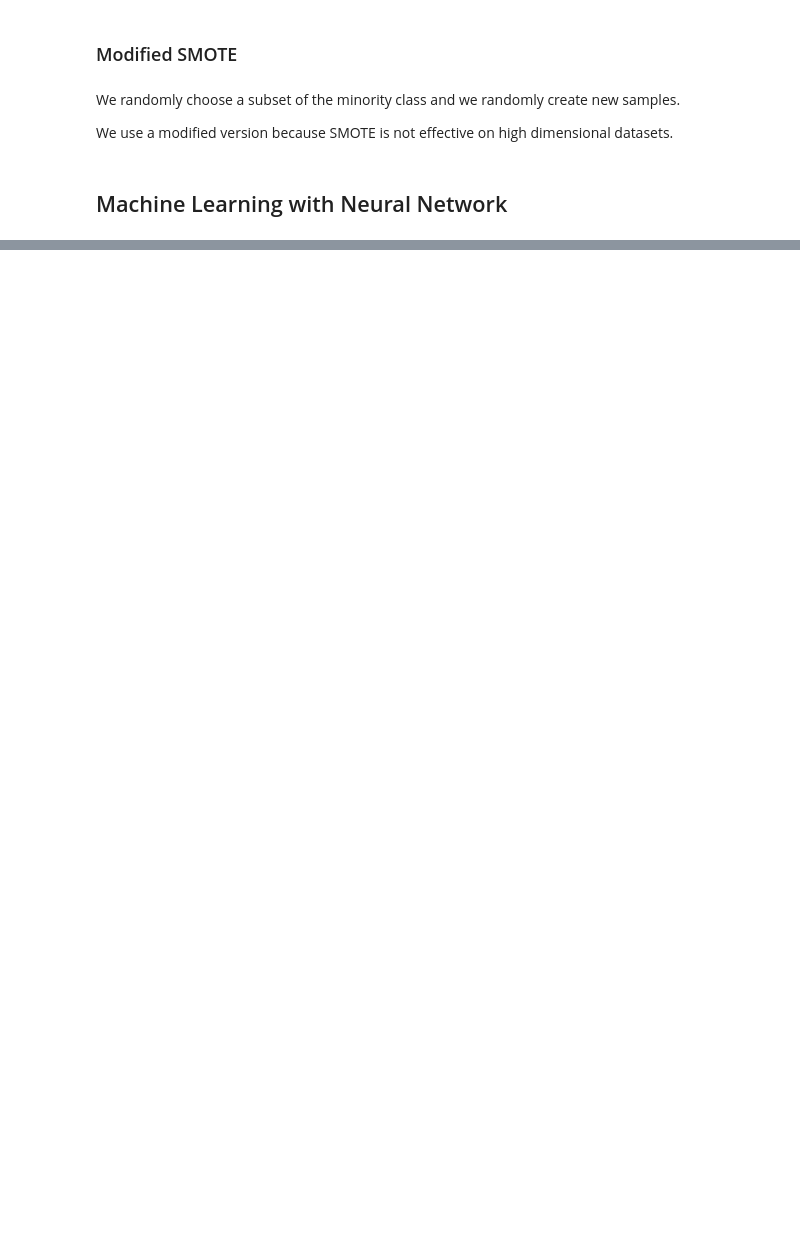
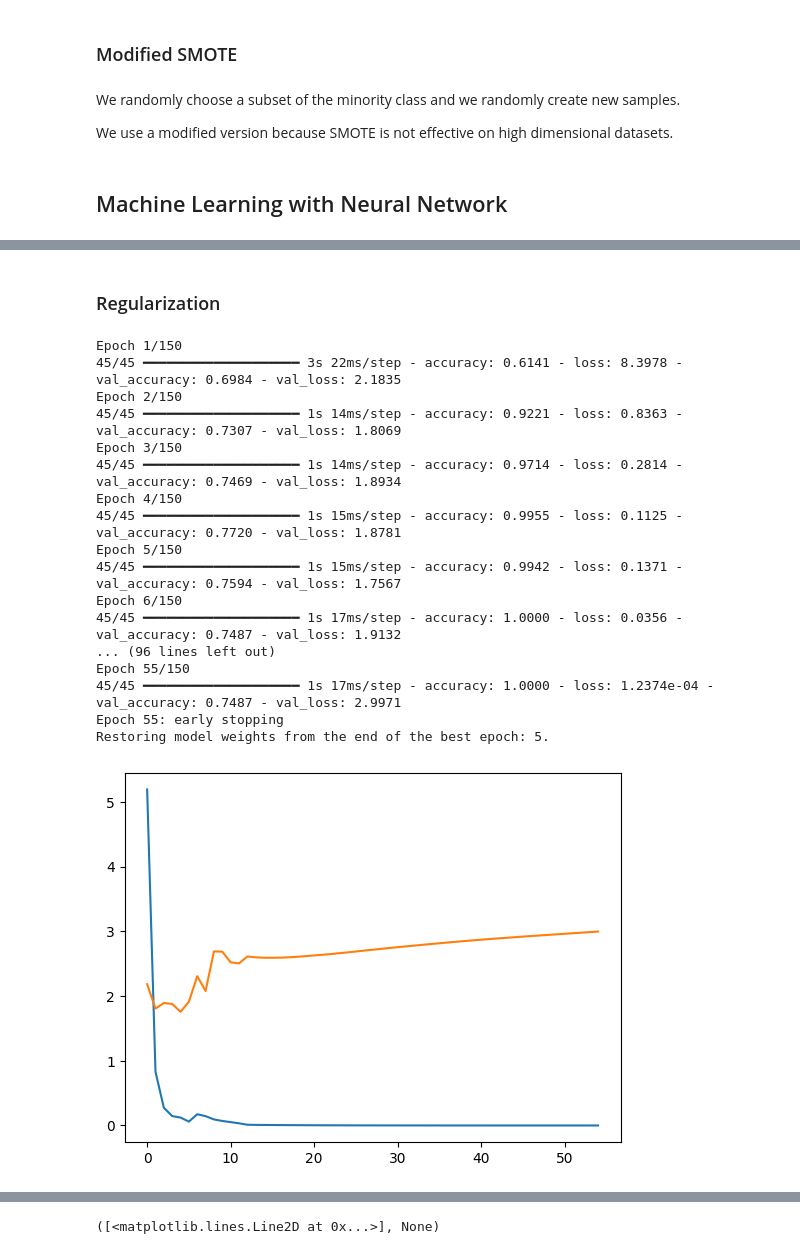
Before and after one commit to Seb65789/Lisboa-Machine-Learning-Project, a Jupyter notebook: Part 2/Clasification_problem1.ipynb, the cells around one changed output, grey strips where cells are left out. Saved outputs shown, nothing was run; the diff lists cells and outputs as text; code cells hidden in the pictures; blank space fills up the shorter version.

```diff
--- a/Part 2/Clasification_problem1.ipynb
+++ b/Part 2/Clasification_problem1.ipynb
@@ -69,0 +73,3 @@ print(y_train[image_n])
+# %%
+#Flatten the images
+X_train_processed = new.reshape(new.shape[0],48*48)
@@ -138 +176,3 @@ Model: "sequential_3"
  Non-trainable params: 0 (0.00 B)
+# %% [markdown]
+### Regularization
@@ -138,0 +183,52 @@ Model: "sequential_3"
+# %%
+adam = keras.optimizers.Adam(learning_rate = lr)
+model.compile(optimizer = adam,
+              loss = 'binary_crossentropy',
+              metrics=['accuracy'])
+
+
+# Définir le callback EarlyStopping
+early_stopping = EarlyStopping(
+    monitor='val_loss',   # The quantity to be monitored
+    patience=50,           # Number of epochs with no improvement after which training will be stopped
+    restore_best_weights=True,  # restore the best model
+    mode='min',           # consider the quantity to be monitored as minimum
+    verbose=1             # a message will be printed
+)
+
+#MLP with early stopping
+history = model.fit(x = X_train_RUS,
+                    y=train_labels_RUS,
+                    epochs = epochs,
+                    batch_size=batch_size,
+                    validation_data = (X_val_RUS,val_labels_RUS),
+                    callbacks = [early_stopping],
+                    verbose = 1)
+
+
+####PLOT EVOLUTION
+plt.figure(1)
+plt.clf()
+plt.plot(history.history['loss'], label='train'),
+plt.plot(history.history['val_loss'], label='validation'), plt.show()
+plt.plot(history.history['accuracy'], label='train'),
+plt.plot(history.history['val_accuracy'], label='validation'), plt.show()
+# %% [output]
+Epoch 1/150
+45/45 ━━━━━━━━━━━━━━━━━━━━ 3s 22ms/step - accuracy: 0.6141 - loss: 8.3978 - val_accuracy: 0.6984 - val_loss: 2.1835
+Epoch 2/150
+45/45 ━━━━━━━━━━━━━━━━━━━━ 1s 14ms/step - accuracy: 0.9221 - loss: 0.8363 - val_accuracy: 0.7307 - val_loss: 1.8069
+Epoch 3/150
+45/45 ━━━━━━━━━━━━━━━━━━━━ 1s 14ms/step - accuracy: 0.9714 - loss: 0.2814 - val_accuracy: 0.7469 - val_loss: 1.8934
+Epoch 4/150
+45/45 ━━━━━━━━━━━━━━━━━━━━ 1s 15ms/step - accuracy: 0.9955 - loss: 0.1125 - val_accuracy: 0.7720 - val_loss: 1.8781
+Epoch 5/150
+45/45 ━━━━━━━━━━━━━━━━━━━━ 1s 15ms/step - accuracy: 0.9942 - loss: 0.1371 - val_accuracy: 0.7594 - val_loss: 1.7567
+Epoch 6/150
+45/45 ━━━━━━━━━━━━━━━━━━━━ 1s 17ms/step - accuracy: 1.0000 - loss: 0.0356 - val_accuracy: 0.7487 - val_loss: 1.9132
+... (96 lines left out)
+Epoch 55/150
+45/45 ━━━━━━━━━━━━━━━━━━━━ 1s 17ms/step - accuracy: 1.0000 - loss: 1.2374e-04 - val_accuracy: 0.7487 - val_loss: 2.9971
+Epoch 55: early stopping
+Restoring model weights from the end of the best epoch: 5.
+[figure, added]
@@ -139 +236,2 @@ Model: "sequential_3"
+([<matplotlib.lines.Line2D at 0x...>], None)
 # %%
```
Also changed, not shown: parts of 21 cells of this notebook, 1 other file.
